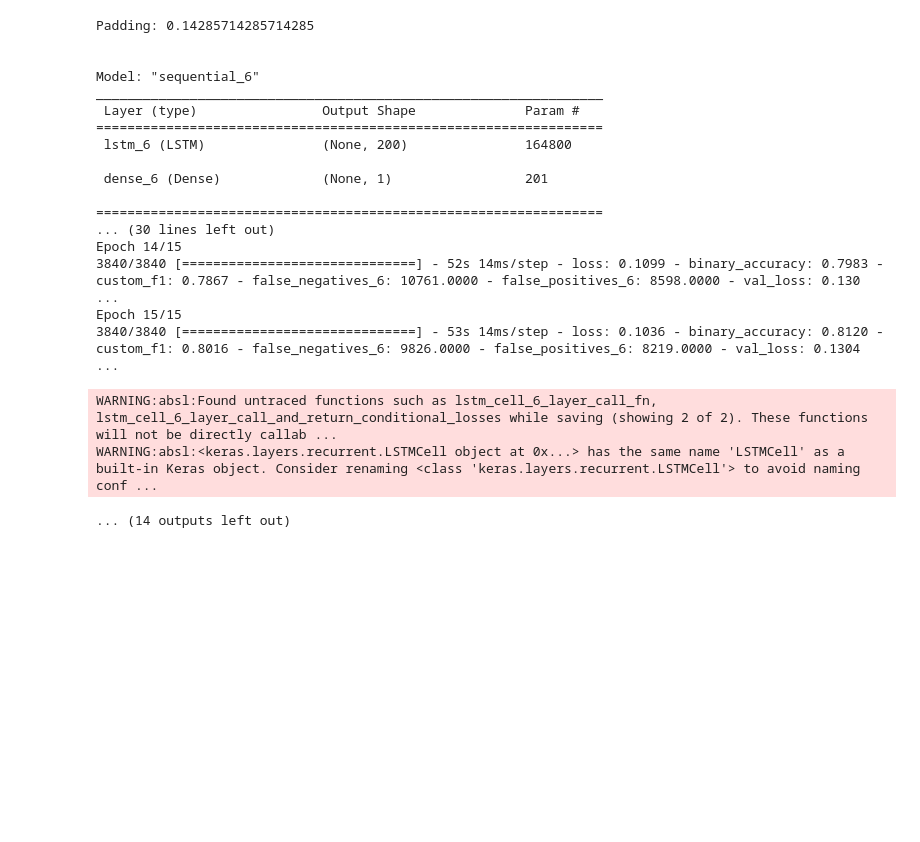
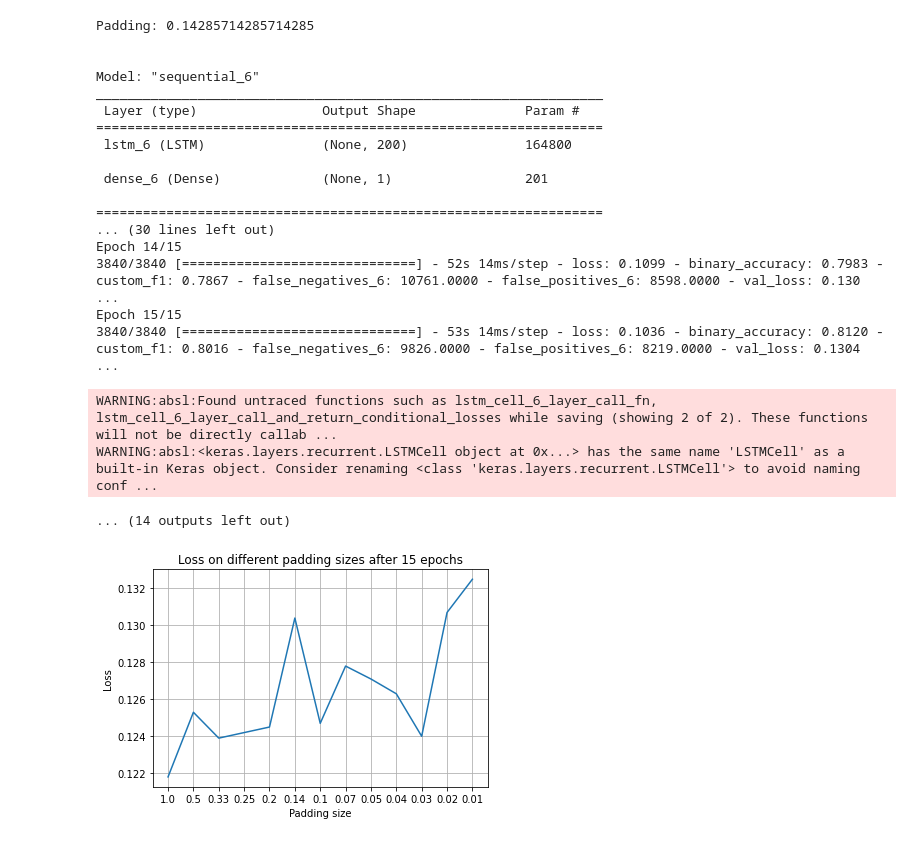
Before and after one commit to MikMik1011/petnica_csgo_ai_project, a Jupyter notebook: PROJEKAT.ipynb, the cells around one changed output. Cells and saved outputs as stored; diff of their text form; code cells hidden in the pictures; blank space fills up the shorter version.

```diff
--- a/PROJEKAT.ipynb
+++ b/PROJEKAT.ipynb
@@ -471,3 +491,20 @@ Epoch 15/15
 WARNING:absl:Found untraced functions such as lstm_cell_6_layer_call_fn, lstm_cell_6_layer_call_and_return_conditional_losses while saving (showing 2 of 2). These functions will not be directly callab ...
 WARNING:absl:<keras.layers.recurrent.LSTMCell object at 0x...> has the same name 'LSTMCell' as a built-in Keras object. Consider renaming <class 'keras.layers.recurrent.LSTMCell'> to avoid naming conf ...
 ... (14 outputs left out)
+# %%
+import matplotlib.pyplot as plt
+
+labels = ["1.0", "0.5", "0.33", "0.25", "0.2", "0.14", "0.1", "0.07", "0.05", "0.04", "0.03", "0.02", "0.01"]
+
+acc = [0.7894, 0.7732, 0.7782, 0.7868, 0.7849, 0.7565, 0.7752, 0.7703, 0.7752, 0.7763, 0.7838, 0.7713, 0.7628]
+f1 = [0.4401, 0.4199, 0.4189, 0.4420, 0.4280, 0.3982, 0.4323, 0.4320, 0.4305, 0.4429, 0.4283, 0.4170, 0.4366]
+loss = [0.1218, 0.1253, 0.1239, 0.1242, 0.1245, 0.1304, 0.1247, 0.1278, 0.1271, 0.1263, 0.1240, 0.1307, 0.1325]
+plt.plot(labels, loss)
+
+plt.title("Loss on different padding sizes after 15 epochs")
+plt.xlabel("Padding size")
+plt.ylabel("Loss")
+plt.grid()
+plt.show()
+# %% [output]
+[figure, added]
```
Also changed, not shown: parts of 5 cells of this notebook.
